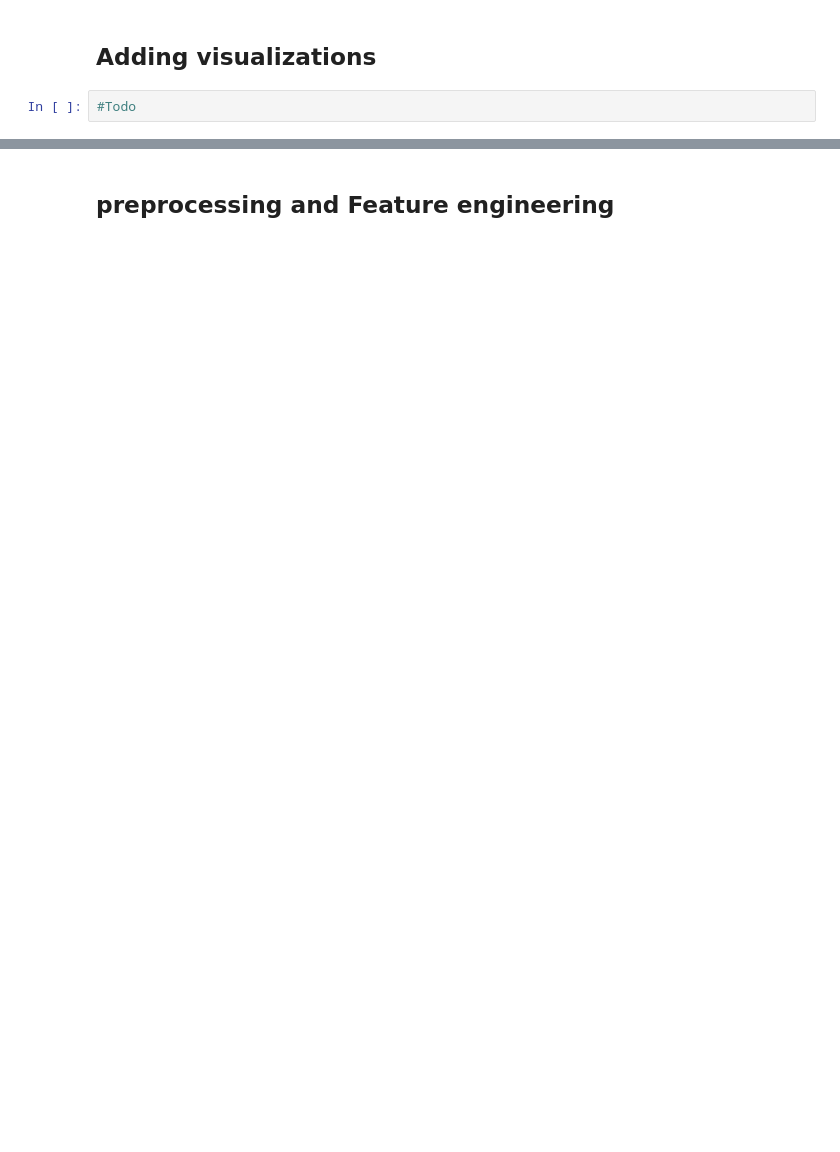
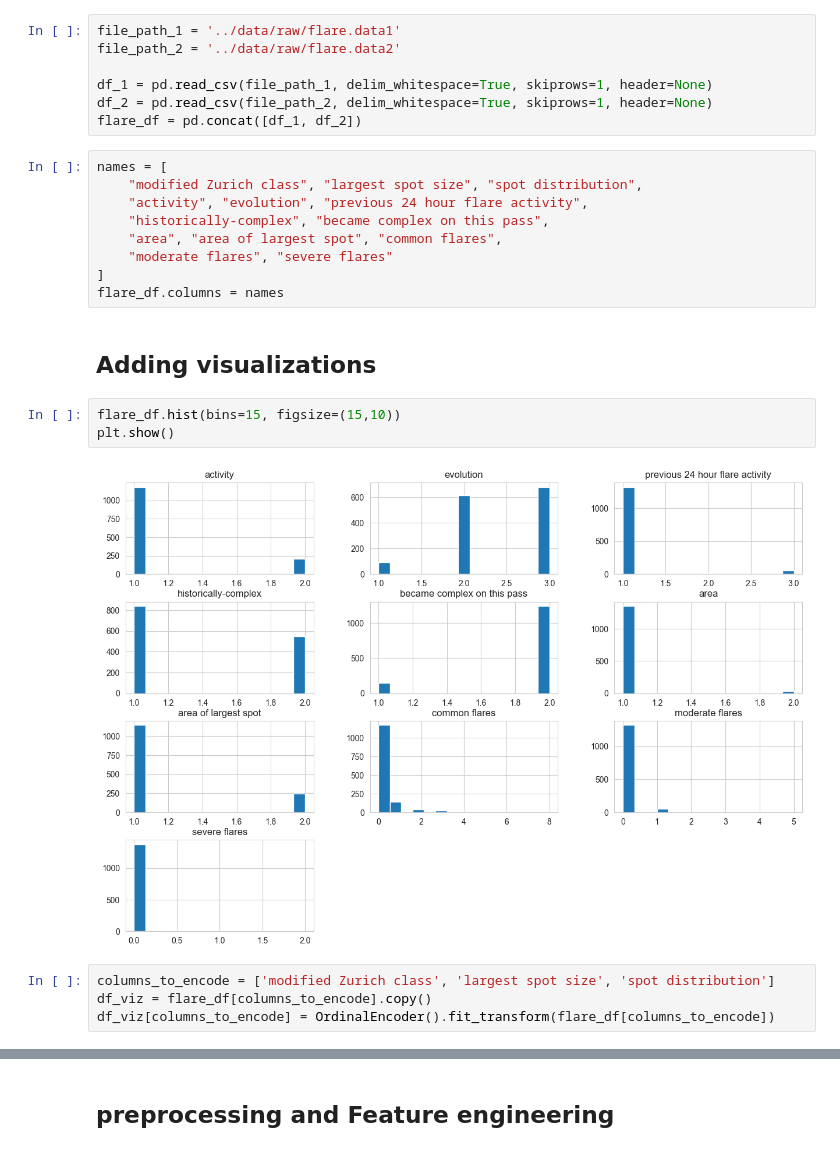
Before and after one commit to Ferrelofilo/TC5044.10_Equipo18, a Jupyter notebook: notebooks/Flare_EDA.ipynb, the cells around one changed output, grey strips where cells are left out. Cells and saved outputs as stored; diff of their text form; blank space fills up the shorter version.

```diff
--- a/notebooks/Flare_EDA.ipynb
+++ b/notebooks/Flare_EDA.ipynb
@@ -7,4 +15,27 @@
+# %%
+file_path_1 = '../data/raw/flare.data1'
+file_path_2 = '../data/raw/flare.data2'
+
+df_1 = pd.read_csv(file_path_1, delim_whitespace=True, skiprows=1, header=None)
+df_2 = pd.read_csv(file_path_2, delim_whitespace=True, skiprows=1, header=None)
+flare_df = pd.concat([df_1, df_2])
+# %%
+names = [
+    "modified Zurich class", "largest spot size", "spot distribution",
+    "activity", "evolution", "previous 24 hour flare activity",
+    "historically-complex", "became complex on this pass",
+    "area", "area of largest spot", "common flares",
+    "moderate flares", "severe flares"
+]
+flare_df.columns = names
 # %% [markdown]
 ## Adding visualizations
-# %%
-#Todo
+# %%
+flare_df.hist(bins=15, figsize=(15,10))
+plt.show()
+# %% [output]
+[figure, added]
+# %%
+columns_to_encode = ['modified Zurich class', 'largest spot size', 'spot distribution']
+df_viz = flare_df[columns_to_encode].copy()
+df_viz[columns_to_encode] = OrdinalEncoder().fit_transform(flare_df[columns_to_encode])
```
Also changed, not shown: parts of 6 cells of this notebook.
